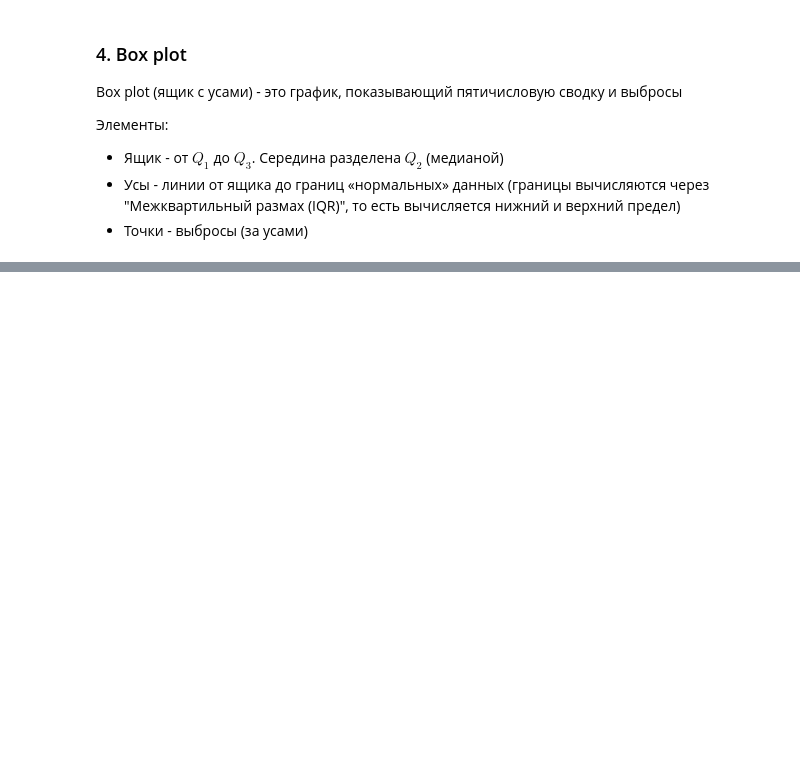
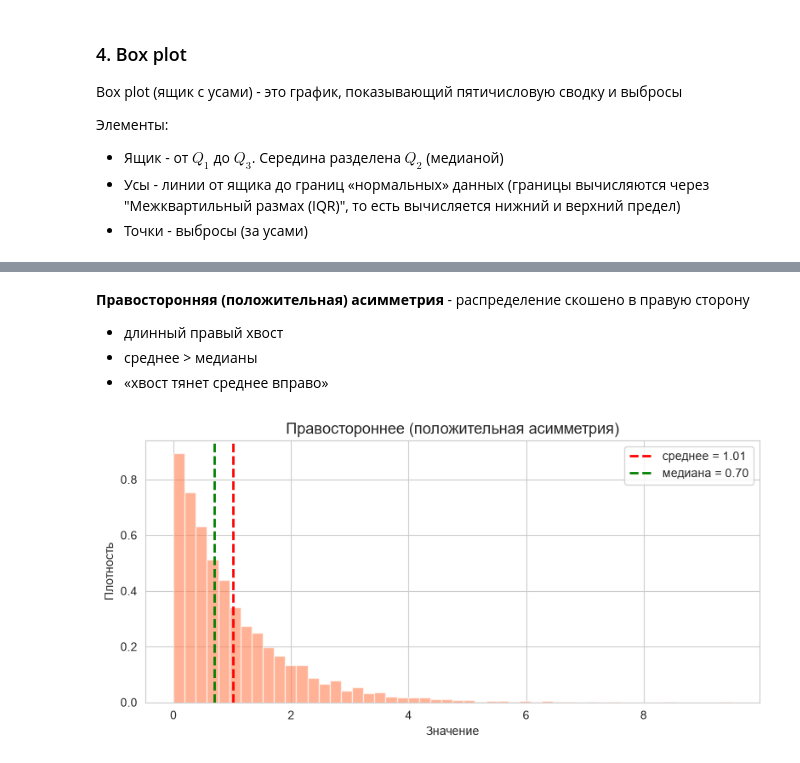
Before and after one commit to cepr5/Machine_learning, a Jupyter notebook: Math/Descriptive_statistics/main.ipynb, the cells around one changed output, grey strips where cells are left out. Drawn from its saved outputs; the diff is of its cells as text; code cells hidden in the pictures; blank space fills up the shorter version.

```diff
--- a/Math/Descriptive_statistics/main.ipynb
+++ b/Math/Descriptive_statistics/main.ipynb
@@ -151,0 +225,21 @@ Box plot (ящик с усами) - это график, показывающи
+# %% [markdown]
+**Правосторонняя (положительная) асимметрия** - распределение скошено в правую сторону
+- длинный правый хвост
+- среднее > медианы
+- «хвост тянет среднее вправо»
+# %%
+fig, ax = plt.subplots(figsize=(8, 4))
+
+ax.hist(data_right, bins=50, density=True, alpha=0.6, color='coral')
+ax.axvline(np.mean(data_right), color='red', linestyle='--', linewidth=2, label=f'среднее = {np.mean(data_right):.2f}')
+ax.axvline(np.median(data_right), color='green', linestyle='--', linewidth=2, label=f'медиана = {np.median(data_right):.2f}')
+
+ax.set_title('Правостороннее (положительная асимметрия)', fontsize=13)
+ax.set_xlabel('Значение')
+ax.set_ylabel('Плотность')
+ax.legend()
+
+plt.tight_layout()
+plt.show()
+# %% [output]
+[figure, added]
```
Also changed, not shown: parts of 57 cells of this notebook.
